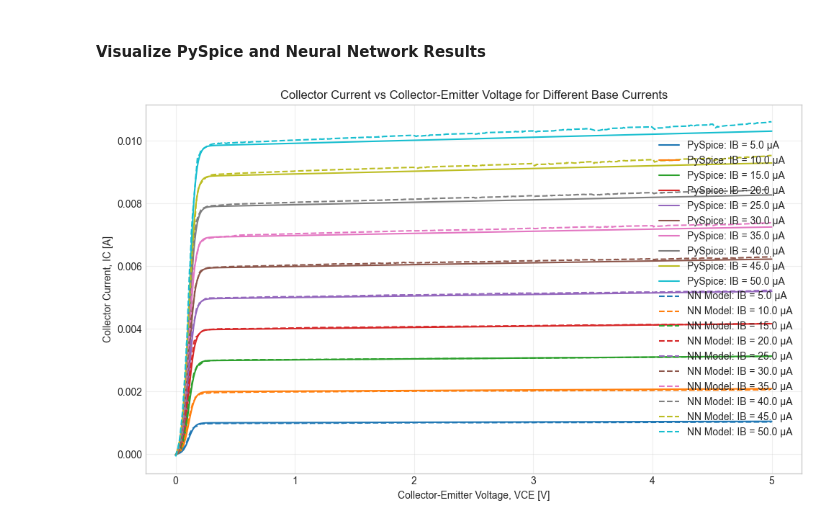
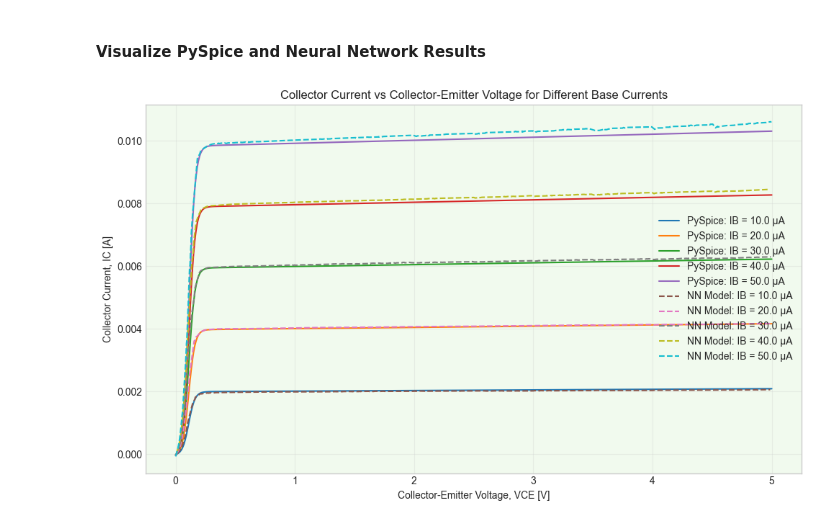
Before and after one commit to maheshbrahmi/NeuralSPICE, a Jupyter notebook: DS_NN.ipynb, the cells around one changed output. Drawn from its saved outputs; the diff is of its cells as text; code cells hidden in the pictures.

Commit message:
added background color to plots

```diff
--- a/DS_NN.ipynb
+++ b/DS_NN.ipynb
@@ -312,7 +312,7 @@ plt.show()
 ##### PLOT IV CURVES (MULTIPLE)
 # %%
 # Define range of base currents to plot
-base_currents = np.array([10, 20, 30, 40, 50, 60]) * 1e-6  # in amperes
+base_currents = np.array([10, 20, 30, 40, 50]) * 1e-6  # in amperes
 tolerance = 0.5e-6  # Tolerance for filtering data points
 
 # Create figure
@@ -339,6 +339,8 @@ for ib in base_currents:
 plt.xlabel('Collector-Emitter Voltage, VCE (V)')
 plt.ylabel('Collector Current, IC (A)')
 plt.title('BJT Characteristic Curves: Measured vs. Neural Network Model')
+ax = plt.gca()
+ax.set_facecolor('#F1FAEE')
 plt.grid(True, alpha=0.3)
 plt.legend(loc='upper right', bbox_to_anchor=(1.15, 1))
 plt.tight_layout()
@@ -380,7 +382,7 @@ Q1 collector base 0 2n2222
 VC, VB, IB, IC, IC_NN = [], [], [], [], []
 circuit = create_transistor_circuit()
 
-for base_current in np.arange(5, 55, 5):
+for base_current in np.arange(10, 60, 10):
     # Update base current
     ib_value = base_current * 1e-6
     circuit.Ibase.dc_value = base_current@u_uA
@@ -404,5 +406,5 @@ for base_current in np.arange(5, 55, 5):
 df_sim = pd.DataFrame({'VC': VC, 'VB': VB, 'IB': IB, 'IC': IC})
 df_nn = pd.DataFrame({'VC': VC, 'VB': VB, 'IB': IB, 'IC_NN': IC_NN})
 
-print(df_sim.head(4))
-print(df_nn.head(4))
+# print(df_sim.head(4))
+# print(df_nn.head(4))
@@ -459,10 +430,14 @@ def filter_results(df, selected_ib_values, tolerance=0.5e-6, max_vc=5):
 import matplotlib.pyplot as plt
 
 def plot_comparison(sim_df, nn_df, selected_ib_values, tolerance=0.5e-6):
+    #plt.style.use('seaborn-v0_8-whitegrid')  # Use seaborn style for a clean look
     fig, ax = plt.subplots(figsize=(10, 6))
     ax.set_title('Collector Current vs Collector-Emitter Voltage for Different Base Currents')
     ax.set_xlabel('Collector-Emitter Voltage, VCE [V]')
     ax.set_ylabel('Collector Current, IC [A]')
+    # Add light background
+    ax = plt.gca()
+    ax.set_facecolor('#F1FAEE')
 
     # Plot PySpice results (solid lines)
     for target_ib in selected_ib_values:
@@ -486,14 +461,14 @@ def plot_comparison(sim_df, nn_df, selected_ib_values, tolerance=0.5e-6):
 #### Visualize PySpice and Neural Network Results
 # %%
 #selected_ib_values = np.array([60e-6, 80e-6])  # 60μA and 80μA
-selected_ib_values = np.arange(5e-6, 55e-6, 5e-6)
+selected_ib_values = np.arange(10e-6, 60e-6, 10e-6)
 
 # 3. Filter simulation results
 filtered_sim_df = filter_results(df_sim, selected_ib_values)
 
 # 4. Filter Neural Network results
 filtered_nn_df = filter_results(results_df, selected_ib_values)
 
 plot_comparison(filtered_sim_df, filtered_nn_df, selected_ib_values, tolerance=0.5e-6)
 # %% [output]
-[figure, old version]
+[figure, new version]
```
Also changed, not shown: parts of 3 cells of this notebook.
